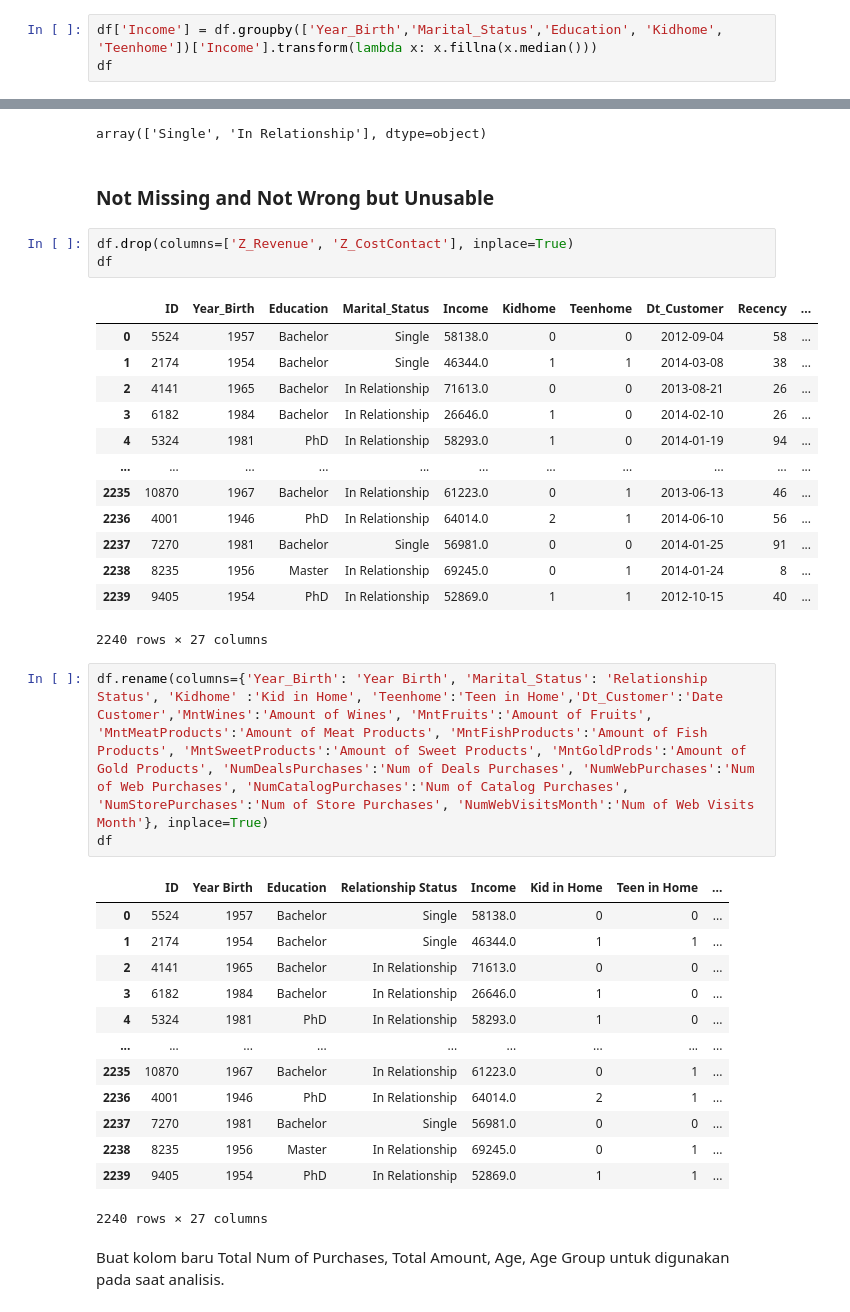
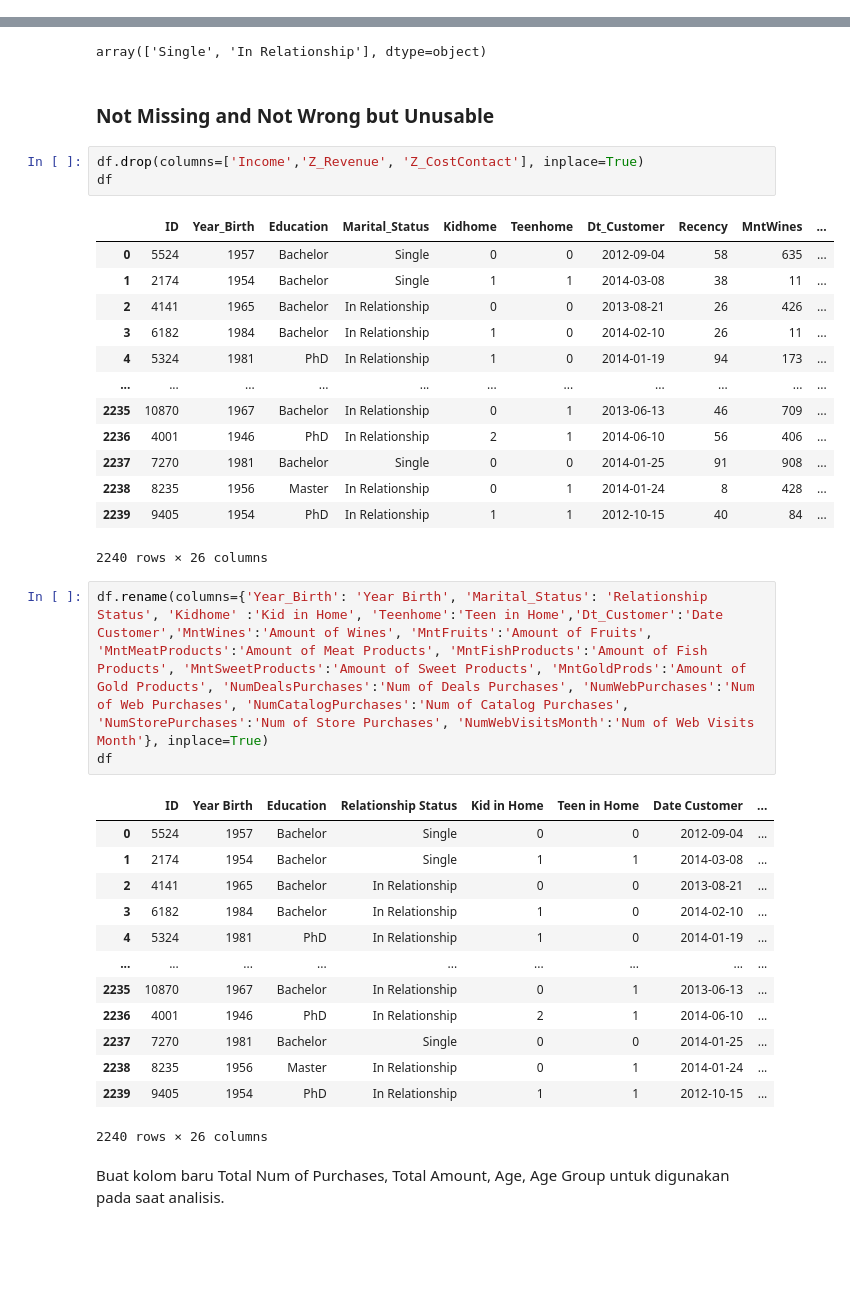
Before and after one commit to VanessaAlxndra/Capstone-Project-Module-2, a Jupyter notebook: 014_Capstone Project Module 2_Vanessa Alexandra.ipynb, the cells around one changed output, grey strips where cells are left out. Drawn from its saved outputs; the diff is of its cells as text; blank space fills up the shorter version.

```diff
--- a/014_Capstone Project Module 2_Vanessa Alexandra.ipynb
+++ b/014_Capstone Project Module 2_Vanessa Alexandra.ipynb
@@ -230,3 +231,0 @@ Berdasarkan histogram di atas, dapat dilihat bahwa data Income tidak berdistribu
-# %%
-df['Income'] = df.groupby(['Year_Birth','Marital_Status','Education', 'Kidhome', 'Teenhome'])['Income'].transform(lambda x: x.fillna(x.median()))
-df
@@ -319,41 +304,41 @@ For example, when doing 'df[col].method(value, inplace=True)', try using 'df.met
   df.Marital_Status.replace({"Together": "In Relationship",
 array(['Single', 'In Relationship'], dtype=object)
 # %% [markdown]
-### Not Missing and Not Wrong but Unusable
+### **Not Missing and Not Wrong but Unusable**
 # %%
-df.drop(columns=['Z_Revenue', 'Z_CostContact'], inplace=True)
+df.drop(columns=['Income','Z_Revenue', 'Z_CostContact'], inplace=True)
 df
 # %% [output]
-|  | ID | Year_Birth | Education | Marital_Status | Income | Kidhome | Teenhome | Dt_Customer | Recency | ... |
-| 0 | 5524 | 1957 | Bachelor | Single | 58138.0 | 0 | 0 | 2012-09-04 | 58 | ... |
-| 1 | 2174 | 1954 | Bachelor | Single | 46344.0 | 1 | 1 | 2014-03-08 | 38 | ... |
-| 2 | 4141 | 1965 | Bachelor | In Relationship | 71613.0 | 0 | 0 | 2013-08-21 | 26 | ... |
-| 3 | 6182 | 1984 | Bachelor | In Relationship | 26646.0 | 1 | 0 | 2014-02-10 | 26 | ... |
-| 4 | 5324 | 1981 | PhD | In Relationship | 58293.0 | 1 | 0 | 2014-01-19 | 94 | ... |
+|  | ID | Year_Birth | Education | Marital_Status | Kidhome | Teenhome | Dt_Customer | Recency | MntWines | ... |
+| 0 | 5524 | 1957 | Bachelor | Single | 0 | 0 | 2012-09-04 | 58 | 635 | ... |
+| 1 | 2174 | 1954 | Bachelor | Single | 1 | 1 | 2014-03-08 | 38 | 11 | ... |
+| 2 | 4141 | 1965 | Bachelor | In Relationship | 0 | 0 | 2013-08-21 | 26 | 426 | ... |
+| 3 | 6182 | 1984 | Bachelor | In Relationship | 1 | 0 | 2014-02-10 | 26 | 11 | ... |
+| 4 | 5324 | 1981 | PhD | In Relationship | 1 | 0 | 2014-01-19 | 94 | 173 | ... |
 | ... | ... | ... | ... | ... | ... | ... | ... | ... | ... | ... |
-| 2235 | 10870 | 1967 | Bachelor | In Relationship | 61223.0 | 0 | 1 | 2013-06-13 | 46 | ... |
-| 2236 | 4001 | 1946 | PhD | In Relationship | 64014.0 | 2 | 1 | 2014-06-10 | 56 | ... |
-| 2237 | 7270 | 1981 | Bachelor | Single | 56981.0 | 0 | 0 | 2014-01-25 | 91 | ... |
-| 2238 | 8235 | 1956 | Master | In Relationship | 69245.0 | 0 | 1 | 2014-01-24 | 8 | ... |
-| 2239 | 9405 | 1954 | PhD | In Relationship | 52869.0 | 1 | 1 | 2012-10-15 | 40 | ... |
+| 2235 | 10870 | 1967 | Bachelor | In Relationship | 0 | 1 | 2013-06-13 | 46 | 709 | ... |
+| 2236 | 4001 | 1946 | PhD | In Relationship | 2 | 1 | 2014-06-10 | 56 | 406 | ... |
+| 2237 | 7270 | 1981 | Bachelor | Single | 0 | 0 | 2014-01-25 | 91 | 908 | ... |
+| 2238 | 8235 | 1956 | Master | In Relationship | 0 | 1 | 2014-01-24 | 8 | 428 | ... |
+| 2239 | 9405 | 1954 | PhD | In Relationship | 1 | 1 | 2012-10-15 | 40 | 84 | ... |
-2240 rows × 27 columns
+2240 rows × 26 columns
 # %%
 df.rename(columns={'Year_Birth': 'Year Birth', 'Marital_Status': 'Relationship Status', 'Kidhome' :'Kid in Home', 'Teenhome':'Teen in Home','Dt_Customer':'Date Customer','MntWines':'Amount of Wines', 'MntFruits':'Amount of Fruits', 'MntMeatProducts':'Amount of Meat Products', 'MntFishProducts':'Amount of Fish Products', 'MntSweetProducts':'Amount of Sweet Products', 'MntGoldProds':'Amount of Gold Products', 'NumDealsPurchases':'Num of Deals Purchases', 'NumWebPurchases':'Num of Web Purchases', 'NumCatalogPurchases':'Num of Catalog Purchases', 'NumStorePurchases':'Num of Store Purchases', 'NumWebVisitsMonth':'Num of Web Visits Month'}, inplace=True)
 df
 # %% [output]
-|  | ID | Year Birth | Education | Relationship Status | Income | Kid in Home | Teen in Home | ... |
-| 0 | 5524 | 1957 | Bachelor | Single | 58138.0 | 0 | 0 | ... |
-| 1 | 2174 | 1954 | Bachelor | Single | 46344.0 | 1 | 1 | ... |
-| 2 | 4141 | 1965 | Bachelor | In Relationship | 71613.0 | 0 | 0 | ... |
-| 3 | 6182 | 1984 | Bachelor | In Relationship | 26646.0 | 1 | 0 | ... |
-| 4 | 5324 | 1981 | PhD | In Relationship | 58293.0 | 1 | 0 | ... |
+|  | ID | Year Birth | Education | Relationship Status | Kid in Home | Teen in Home | Date Customer | ... |
+| 0 | 5524 | 1957 | Bachelor | Single | 0 | 0 | 2012-09-04 | ... |
+| 1 | 2174 | 1954 | Bachelor | Single | 1 | 1 | 2014-03-08 | ... |
+| 2 | 4141 | 1965 | Bachelor | In Relationship | 0 | 0 | 2013-08-21 | ... |
+| 3 | 6182 | 1984 | Bachelor | In Relationship | 1 | 0 | 2014-02-10 | ... |
+| 4 | 5324 | 1981 | PhD | In Relationship | 1 | 0 | 2014-01-19 | ... |
 | ... | ... | ... | ... | ... | ... | ... | ... | ... |
-| 2235 | 10870 | 1967 | Bachelor | In Relationship | 61223.0 | 0 | 1 | ... |
-| 2236 | 4001 | 1946 | PhD | In Relationship | 64014.0 | 2 | 1 | ... |
-| 2237 | 7270 | 1981 | Bachelor | Single | 56981.0 | 0 | 0 | ... |
-| 2238 | 8235 | 1956 | Master | In Relationship | 69245.0 | 0 | 1 | ... |
-| 2239 | 9405 | 1954 | PhD | In Relationship | 52869.0 | 1 | 1 | ... |
+| 2235 | 10870 | 1967 | Bachelor | In Relationship | 0 | 1 | 2013-06-13 | ... |
+| 2236 | 4001 | 1946 | PhD | In Relationship | 2 | 1 | 2014-06-10 | ... |
+| 2237 | 7270 | 1981 | Bachelor | Single | 0 | 0 | 2014-01-25 | ... |
+| 2238 | 8235 | 1956 | Master | In Relationship | 0 | 1 | 2014-01-24 | ... |
+| 2239 | 9405 | 1954 | PhD | In Relationship | 1 | 1 | 2012-10-15 | ... |
-2240 rows × 27 columns
+2240 rows × 26 columns
 # %% [markdown]
 Buat kolom baru Total Num of Purchases, Total Amount, Age, Age Group untuk digunakan pada saat analisis.
 # %%
```
Also changed, not shown: parts of 34 cells of this notebook.
